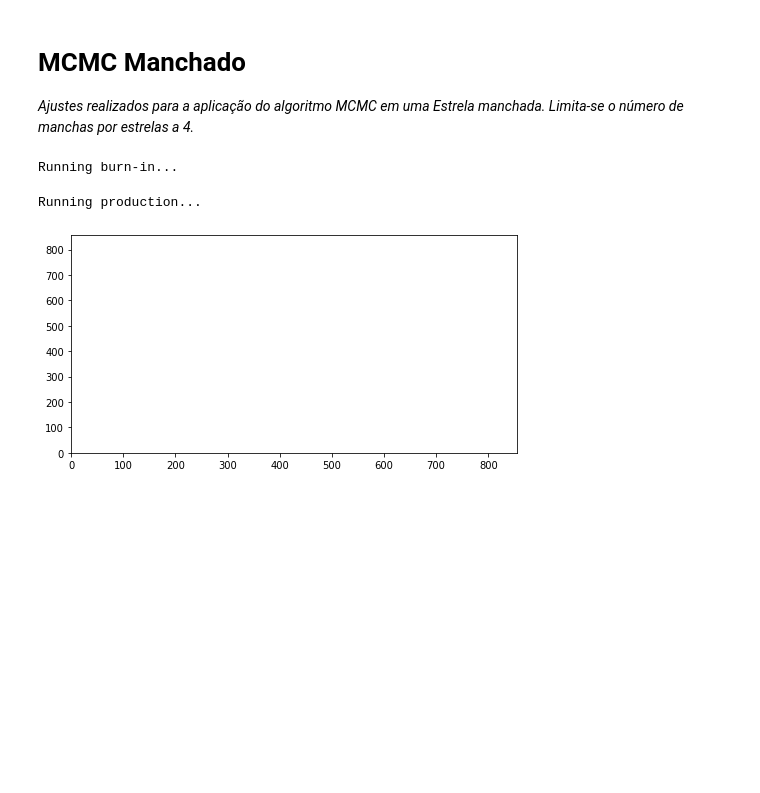
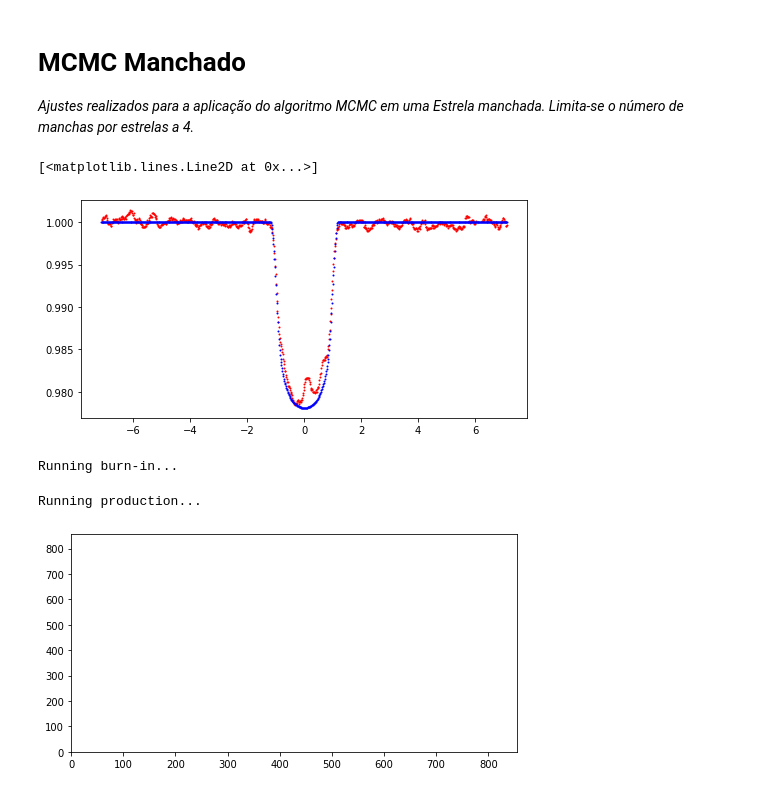
Before and after one commit to Transit-Model-CRAAM/pipelineMCMC, a Jupyter notebook: main.ipynb, the cells around one changed output. Drawn from its saved outputs; the diff is of its cells as text; code cells hidden in the pictures; blank space fills up the shorter version.

```diff
--- a/main.ipynb
+++ b/main.ipynb
@@ -188,5 +190,37 @@ fig = corner.corner(samples,show_titles=True,labels=labels,plot_datapoints=True,
 # %% [markdown]
 # MCMC Manchado
 _Ajustes realizados para a aplicação do algoritmo MCMC em uma Estrela manchada. Limita-se o número de manchas por estrelas a 4._
+# %%
+# Parâmetros resultados no primeiro mcmc (Sem manchas)
+u1 = 3.72241883e-01
+u2 = 5.79127854e-01
+semiEixoUA = 1.74614676e-02
+anguloInclinacao = 8.78364102e+01
+raioPlanJup = 1.30514457e+00
+
+rsun = 1.
+periodo = 1.
+raioStar, raioPlanetaRstar, semiEixoRaioStar = converte(rsun,raioPlanJup,semiEixoUA)
+
+estrela_ = Estrela(373, raioStar, 240., u1, u2, 856)
+Nx = estrela_.getNx()
+Ny = estrela_.getNy()
+raioEstrelaPixel = estrela_.getRaioStar()
+
+estrelaManchada = estrela_.getEstrela()
+
+eclipse = Eclipse(Nx,Ny,raioEstrelaPixel,estrelaManchada)
+eclipse.setTempoHoras(1.)
+eclipse.criarEclipse(semiEixoRaioStar, semiEixoUA, raioPlanetaRstar, raioPlanJup, periodo, anguloInclinacao, 0,0 , 0, False, False)
+
+### Plotagem de resultados ####
+plt.rcParams['figure.figsize']= 8, 4
+graf1,ax = plt.subplots()
+
+ax.plot(time_phased, smoothed_LC, "r.", ms = 2)
+ax.plot(ts_model, eclipse.getCurvaLuz(), "b.", ms = 2)
+# %% [output]
+[<matplotlib.lines.Line2D at 0x...>]
+[figure, added]
 # %%
 nwalkers = 50
```
Also changed, not shown: parts of 12 cells of this notebook, 2 other files.
